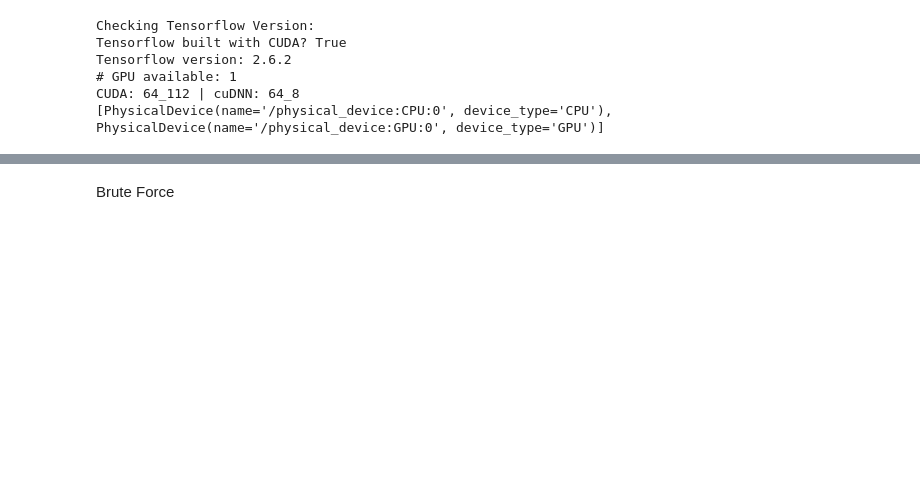
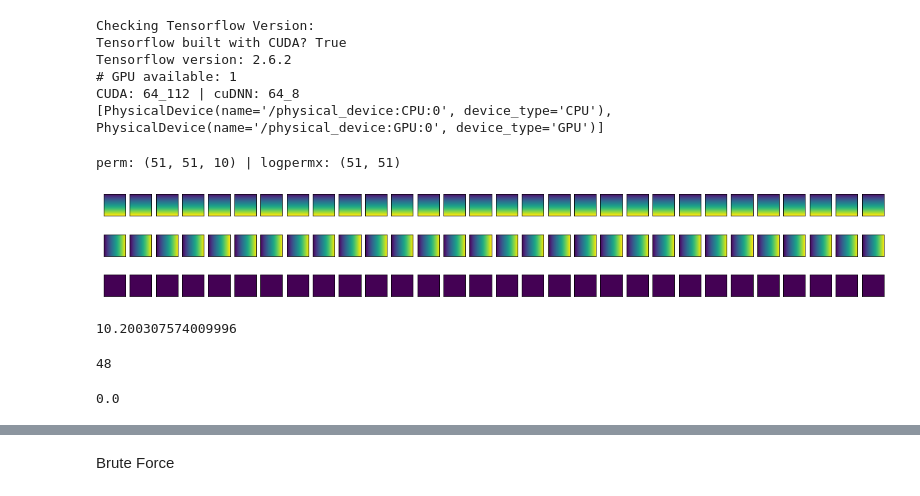
Before and after one commit to misaelmmorales/CO2-Monitor-Optim, a Jupyter notebook: Heterogeneous_2a_higherK/_misael_nb.ipynb, the cells around one changed output, grey strips where cells are left out. Drawn from its saved outputs; the diff is of its cells as text; code cells hidden in the pictures; blank space fills up the shorter version.

```diff
--- a/Heterogeneous_2a_higherK/_misael_nb.ipynb
+++ b/Heterogeneous_2a_higherK/_misael_nb.ipynb
@@ -12,3 +12,24 @@ Tensorflow version: 2.6.2
 # GPU available: 1
 CUDA: 64_112 | cuDNN: 64_8
 [PhysicalDevice(name='/physical_device:CPU:0', device_type='CPU'), PhysicalDevice(name='/physical_device:GPU:0', device_type='GPU')]
+# %%
+perm = np.moveaxis(np.loadtxt('perm_base.txt').reshape(10,51,51,3)[...,0], 0, -1)
+logpermx = np.log10(perm * 1.01325e15)[:,:,0]
+print('perm: {} | logpermx: {}'.format(perm.shape, logpermx.shape))
+# %% [output]
+perm: (51, 51, 10) | logpermx: (51, 51)
+# %%
+g = np.mgrid[1:51, 1:51, 1:31]
+
+fig, axs = plt.subplots(3, 30, figsize=(20,3), facecolor='white')
+for i in range(3):
+    for j in range(30):
+        axs[i,j].imshow(g[i,:,:,j])
+        axs[i,j].set(xticks=[], yticks=[])
+plt.show()
+# %% [output]
+[figure, added]
+# %%
+26531/(51*51)
+# %% [output]
+10.200307574009996
@@ -14,0 +43,12 @@ CUDA: 64_112 | cuDNN: 64_8
+# %%
+idxs = [52541, 52551, 52561, 52571, 53051, 53061, 53071, 53081, 53561, 53571, 53581, 53591, 54071, 54081, 54091, 54101,
+        65546, 65556, 65566, 65576, 66056, 66066, 66076, 66086, 66566, 66576, 66586, 66596, 67076, 67086, 67096, 67106,
+        78551, 78561, 78571, 78581, 79061, 79071, 79081, 79091, 79571, 79581, 79591, 79601, 80081, 80091, 80101, 80111]
+
+len(idxs)
+# %% [output]
+48
+# %%
+np.zeros((51,51,31)).flatten()[26531]
+# %% [output]
+0.0
```
Also changed, not shown: parts of 5 cells of this notebook, 2 other files.
